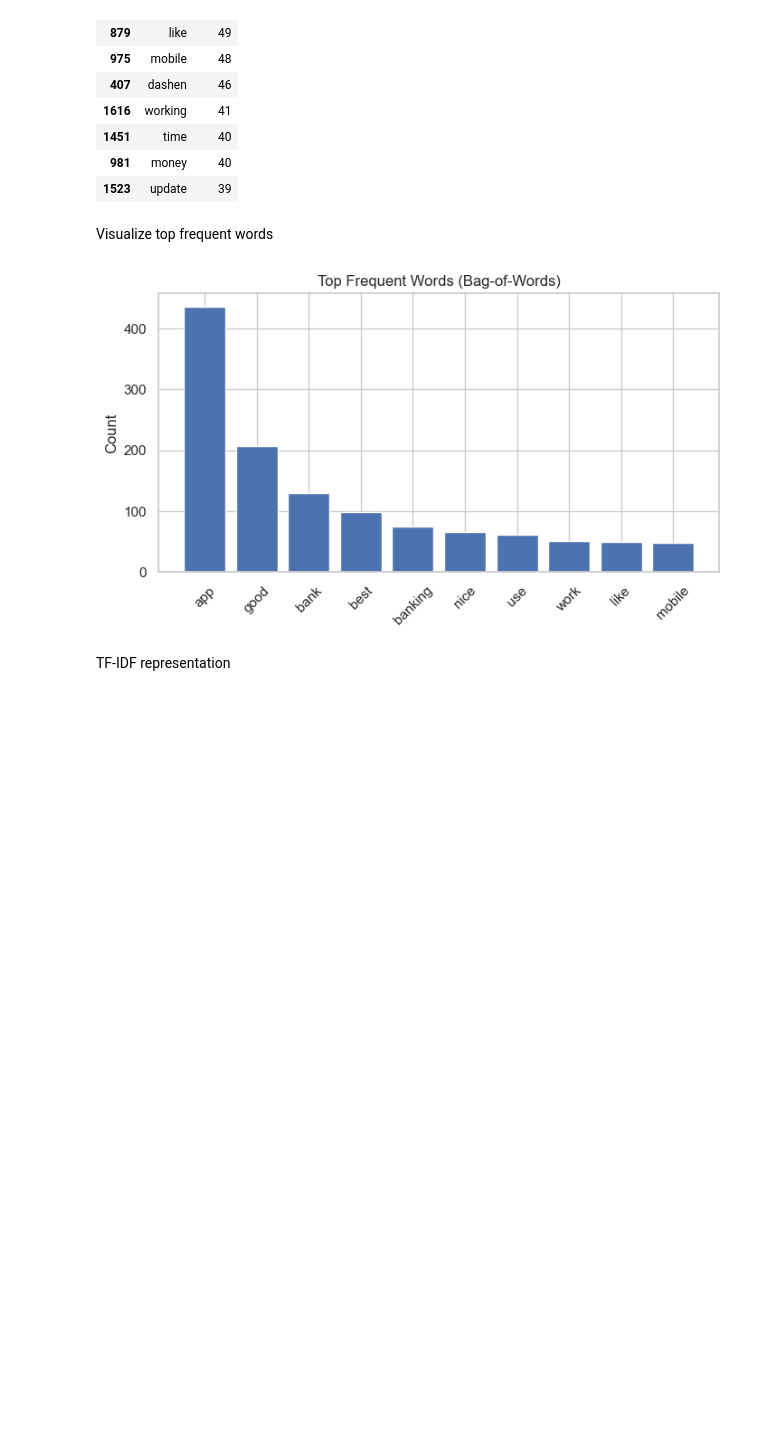
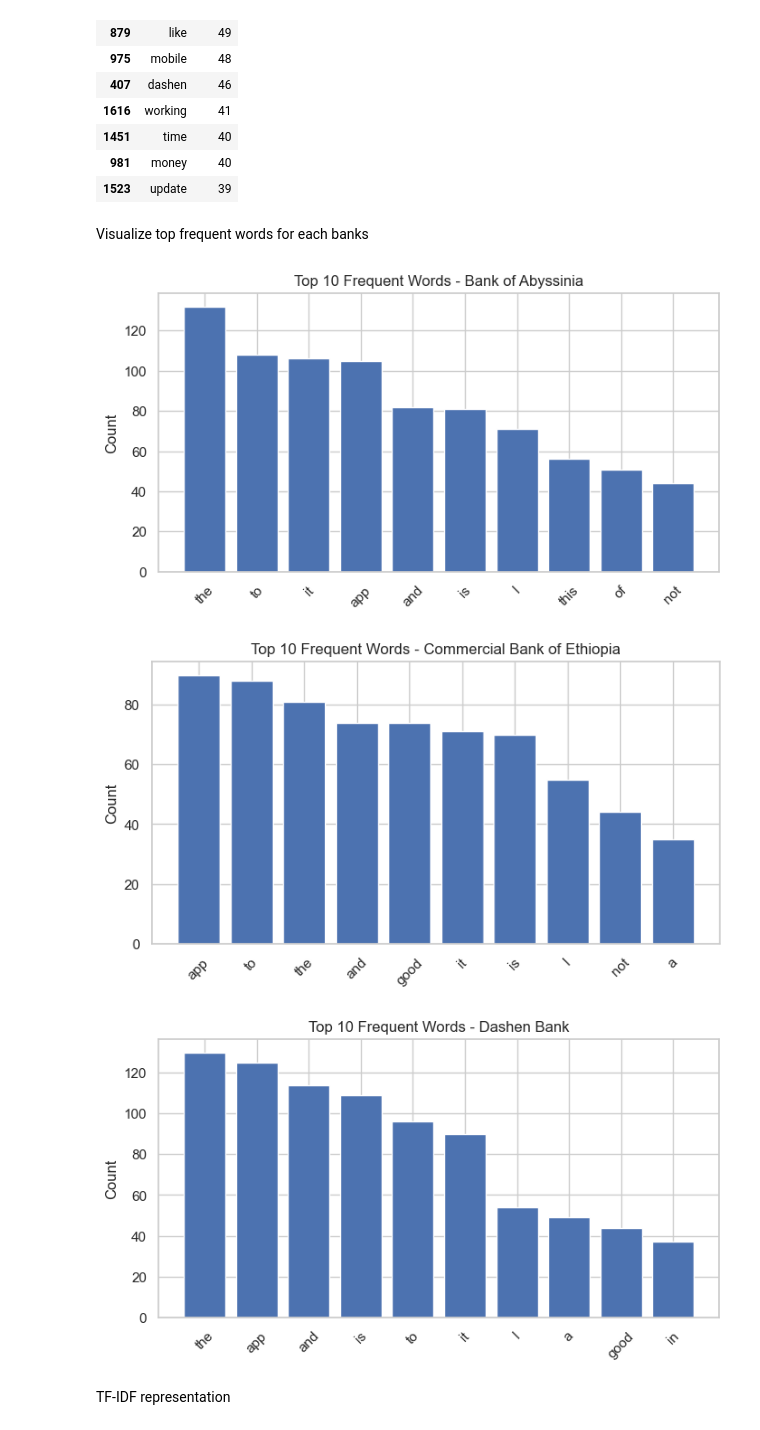
Before and after one commit to jossieT/ethiopian-mobile-banking-cx-insights, a Jupyter notebook: Scripts/sentiment_snalysis.ipynb, the cells around one changed output. Drawn from its saved outputs; the diff is of its cells as text; code cells hidden in the pictures; blank space fills up the shorter version.

```diff
--- a/Scripts/sentiment_snalysis.ipynb
+++ b/Scripts/sentiment_snalysis.ipynb
@@ -139,20 +139,34 @@ freq_df.head(15)
 | 981 | money | 40 |
 | 1523 | update | 39 |
 # %% [markdown]
-Visualize top frequent words
+Visualize top frequent words for each banks
 # %%
 # Cell 8: Plot top frequent words (Frequency-Based)
 
 top_n = 10
-top_freq = freq_df.head(top_n)
 
-plt.bar(top_freq["word"], top_freq["count"])
-plt.xticks(rotation=45)
-plt.title("Top Frequent Words (Bag-of-Words)")
-plt.ylabel("Count")
-plt.show()
+for bank in df["bank_name"].unique():
+    bank_df = df[df["bank_name"] == bank]
+
+    # Recalculate word frequencies for this bank
+    all_words = " ".join(bank_df["review_text"]).split()
+    freq_dist = nltk.FreqDist(all_words)
+
+    freq_df = pd.DataFrame(freq_dist.items(), columns=["word", "count"]) \
+                .sort_values(by="count", ascending=False)
+
+    top_freq = freq_df.head(top_n)
+
+    plt.figure(figsize=(8, 4))
+    plt.bar(top_freq["word"], top_freq["count"])
+    plt.xticks(rotation=45)
+    plt.title(f"Top {top_n} Frequent Words - {bank}")
+    plt.ylabel("Count")
+    plt.show()
 # %% [output]
-[figure, old version]
+[figure, new version]
+[figure, added]
+[figure, added]
 # %% [markdown]
 TF-IDF representation
 # %%
```
